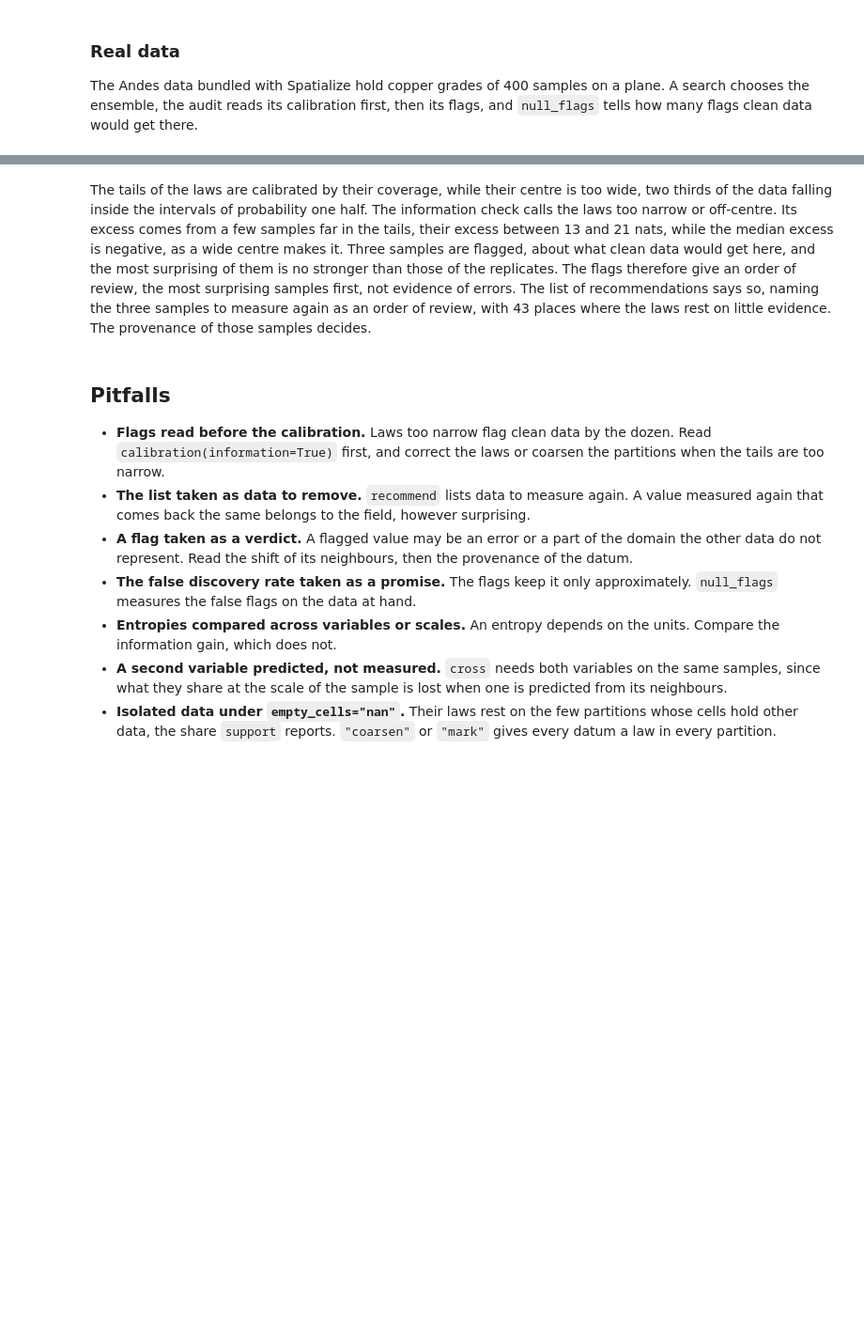
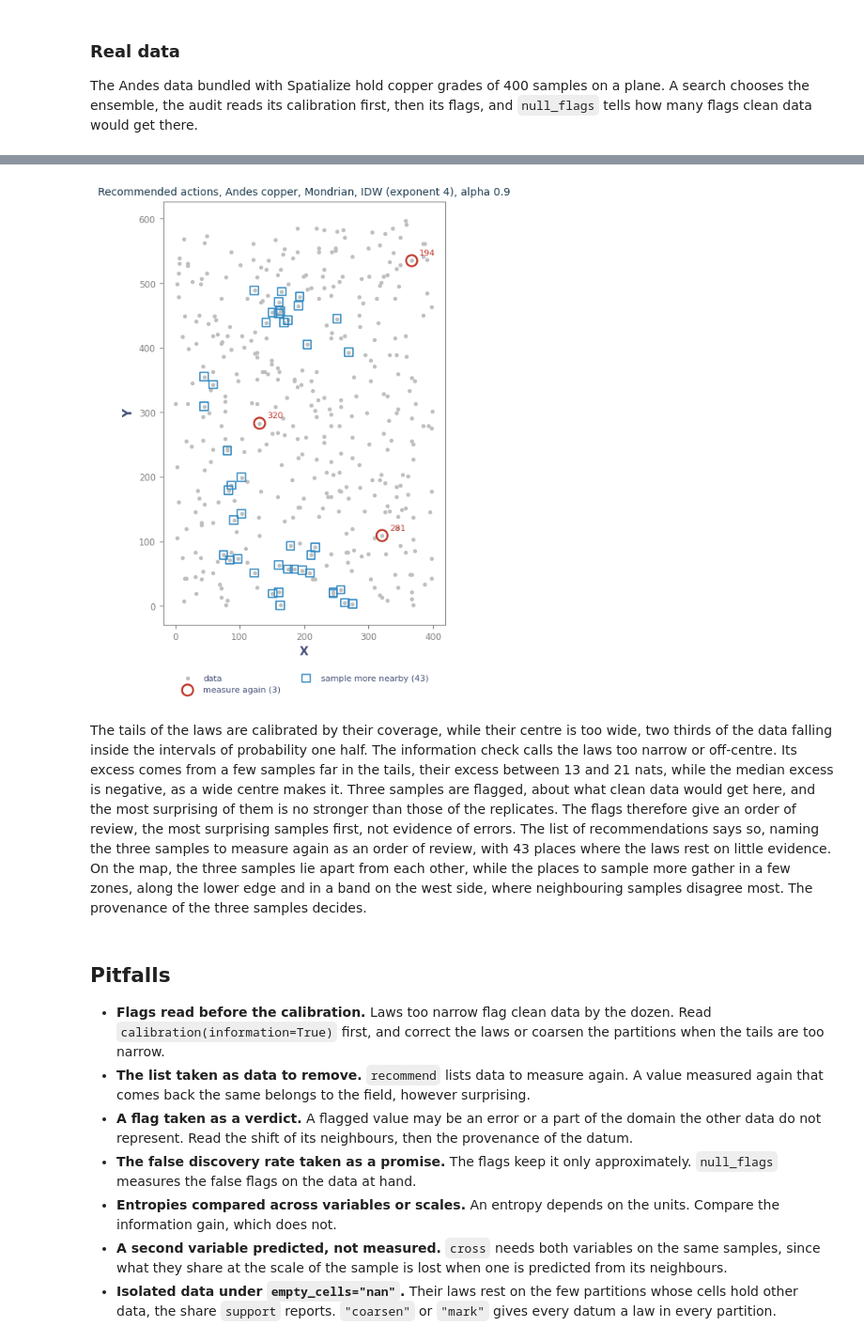
Before and after one commit to alges/spatialize-examples, a Jupyter notebook: examples/07_posterior_eda/19_posterior_eda.ipynb, the cells around one changed output, grey strips where cells are left out. Shown at 94% size. Cells and saved outputs as stored; diff of their text form; code cells hidden in the pictures; blank space fills up the shorter version.

```diff
--- a/examples/07_posterior_eda/19_posterior_eda.ipynb
+++ b/examples/07_posterior_eda/19_posterior_eda.ipynb
@@ -480,3 +526,9 @@ actions: {'sample more nearby': 43, 'measure again': 3} | context: an order of r
+# %%
+fig = andes.plot_recommendations(andes_recommendations)
+fig.axes[0].set_title(f"Recommended actions, Andes copper, {andes_recipe}", fontsize=10)
+plt.show()
+# %% [output]
+[figure, added]
 # %% [markdown]
 The tails of the laws are calibrated by their coverage, while their centre is too wide, two thirds of
 the data falling inside the intervals of probability one half. The information check calls the laws
@@ -485,8 +537,10 @@ too narrow or off-centre. Its excess comes from a few samples far in the tails,
 flagged, about what clean data would get here, and the most surprising of them is no stronger than
 those of the replicates. The flags therefore give an order of review, the most surprising samples
 first, not evidence of errors. The list of recommendations says so, naming the three samples to
-measure again as an order of review, with 43 places where the laws rest on little evidence. The
-provenance of those samples decides.
+measure again as an order of review, with 43 places where the laws rest on little evidence. On the
+map, the three samples lie apart from each other, while the places to sample more gather in a few
+zones, along the lower edge and in a band on the west side, where neighbouring samples disagree most.
+The provenance of the three samples decides.
 # %% [markdown]
 ## Pitfalls
 
```
Also changed, not shown: parts of 8 cells of this notebook, 1 other file.
